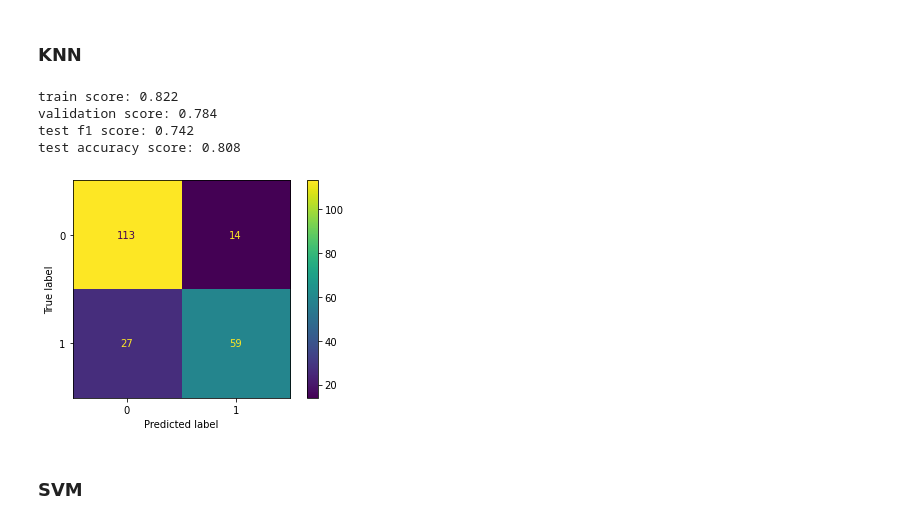
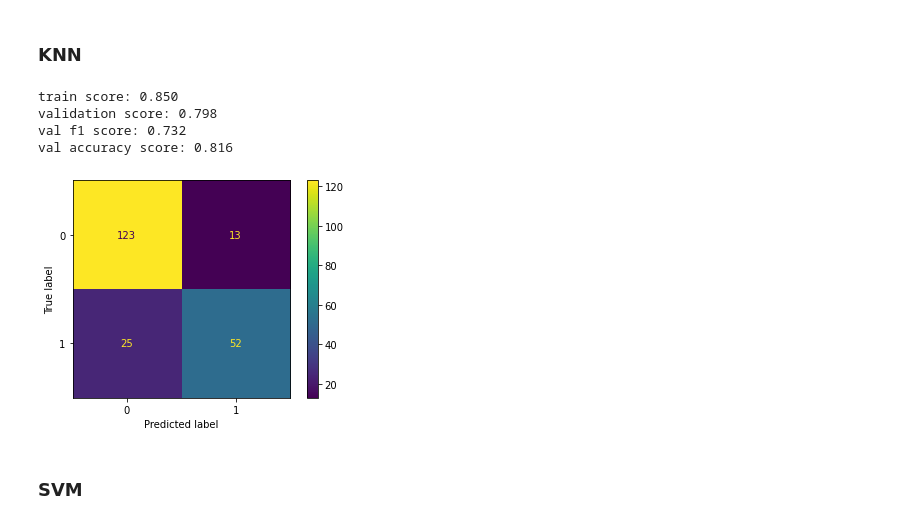
Before and after one commit to YairAmar/Titanic-Dataset, a Jupyter notebook: code/Titanic.ipynb, the cells around one changed output. Cells and saved outputs as stored; diff of their text form; code cells hidden in the pictures.

```diff
--- a/code/Titanic.ipynb
+++ b/code/Titanic.ipynb
@@ -351,7 +350,10 @@ def dummy_features(data, encoder, fit: bool = False):
 
 encoder = OneHotEncoder(sparse=False, handle_unknown='ignore')
 X_train, encoder = dummy_features(data=X_train, encoder=encoder, fit=True)
-X_val, encoder = dummy_features(data=X_val, encoder=encoder, fit=False)
+X_val, _ = dummy_features(data=X_val, encoder=encoder, fit=False)
+
+X_train_reduced = X_train.copy()
+X_val_reduced = X_val.copy()
 # %% [markdown]
 ### Standard scaling the data:
 first we normalize contingous features.
@@ -360,8 +362,7 @@ from sklearn.preprocessing import StandardScaler
 
 
 scaler = StandardScaler()
-scaler.fit(X_train.loc[:,("Family_Size","SibSp","Parch","Pclass")])
-
-X_train.loc[:,("Family_Size","SibSp","Parch","Pclass")] = scaler.transform(X_train.loc[:,("Family_Size","SibSp","Parch","Pclass")], copy=False)
-X_val.loc[:,("Family_Size","SibSp","Parch","Pclass")] = scaler.transform(X_val.loc[:,("Family_Size","SibSp","Parch","Pclass")], copy=False)
-X_train.head()
+continous_columns = ("Family_Size","SibSp","Parch","Pclass")
+scaler.fit(X_train_reduced.loc[:,continous_columns])
+X_train_reduced.loc[:,continous_columns] = scaler.transform(X_train_reduced.loc[:,continous_columns], copy=False)
+X_val_reduced.loc[:,continous_columns] = scaler.transform(X_val_reduced.loc[:,continous_columns], copy=False)
@@ -381,11 +374,11 @@ Classifiers are trained consequently one by one, each with an addiitional featur
 from sklearn.linear_model import LogisticRegression
 from sklearn.feature_selection import RFECV
 
-clf = LogisticRegression()
+clf = LogisticRegression(C=1.59228279, solver='saga', max_iter=10000)
 selector = RFECV(clf, min_features_to_select=12, scoring="balanced_accuracy")
-selector.fit(X_train, y_train)
+selector.fit(X_train_reduced, y_train)
 cols = selector.get_support(indices=True)
-X_train = X_train.iloc[:,cols]
-X_val = X_val.iloc[:,cols]
-X_train.head()
+X_train_reduced = X_train_reduced.iloc[:,cols]
+X_val_reduced = X_val_reduced.iloc[:,cols]
+X_train_reduced.head()
 # %% [output]
@@ -414,16 +406,16 @@ from sklearn.linear_model import LogisticRegressionCV
 # Applying grid search with randomalized l1_ratios so that queet is actualy an implementation of a random search
 l1_ratios_list = list(stats.uniform(0,1).rvs(100))
 log_reg_optimized = LogisticRegressionCV(Cs=100, penalty='elasticnet',solver='saga', cv=5, l1_ratios=l1_ratios_list,
-                                         scoring='balanced_accuracy', max_iter=50000, multi_class='ovr')
+                                         scoring='balanced_accuracy', max_iter=10000, multi_class='ovr')
 
-log_reg_optimized.fit(X_train, y_train)
+log_reg_optimized.fit(X_train_reduced, y_train)
 
-train_score = log_reg_optimized.score(X_train, y_train)
+train_score = log_reg_optimized.score(X_train_reduced, y_train)
 print(f"train score: {train_score:.3f}")
 
-val_score = log_reg_optimized.score(X_val, y_val)
+val_score = log_reg_optimized.score(X_val_reduced, y_val)
 print(f"Val score: {val_score:.3f}")
-plot_confusion_matrix(log_reg_optimized,X_val, y_val)
+plot_confusion_matrix(log_reg_optimized,X_val_reduced, y_val)
 plt.show()
 log_reg_optimized.get_params()
 # %% [output]
@@ -456,34 +448,34 @@ array([1.59228279])
 # %%
 from sklearn.neighbors import KNeighborsClassifier
 
 
 parameters = {
               'n_neighbors':np.arange(1,12),
               'p':np.arange(1,6),
               'weights':['uniform','distance']
              }
 
 knn_clf = KNeighborsClassifier()
 knn_clf_optimized = GridSearchCV(knn_clf, parameters, return_train_score=True, scoring='balanced_accuracy')
-knn_clf_optimized.fit(X_train, y_train)
+knn_clf_optimized.fit(X_train_reduced, y_train)
 
-train_score = balanced_accuracy_score(knn_clf_optimized.predict(X_train), y_train)
+train_score = balanced_accuracy_score(knn_clf_optimized.predict(X_train_reduced), y_train)
 print(f"train score: {train_score:.3f}")
 
 print(f"validation score: {knn_clf_optimized.best_score_:.3f}")
 
-val_score = f1_score(knn_clf_optimized.predict(X_val),y_val)
+val_score = f1_score(knn_clf_optimized.predict(X_val_reduced),y_val)
 print(f"val f1 score: {val_score:.3f}")
-print(f"val accuracy score: {balanced_accuracy_score(knn_clf_optimized.predict(X_val), y_val):.3f}")
+print(f"val accuracy score: {balanced_accuracy_score(knn_clf_optimized.predict(X_val_reduced), y_val):.3f}")
 
-plot_confusion_matrix(knn_clf_optimized,X_val, y_val)
+plot_confusion_matrix(knn_clf_optimized,X_val_reduced, y_val)
 plt.show()
 # %% [output]
-train score: 0.822
-validation score: 0.784
-test f1 score: 0.742
-test accuracy score: 0.808
+train score: 0.850
+validation score: 0.798
+val f1 score: 0.732
+val accuracy score: 0.816
-[figure, old version]
+[figure, new version]
 # %% [markdown]
 ### SVM
 # %%
```
Also changed, not shown: parts of 34 cells of this notebook, 3 other files.
